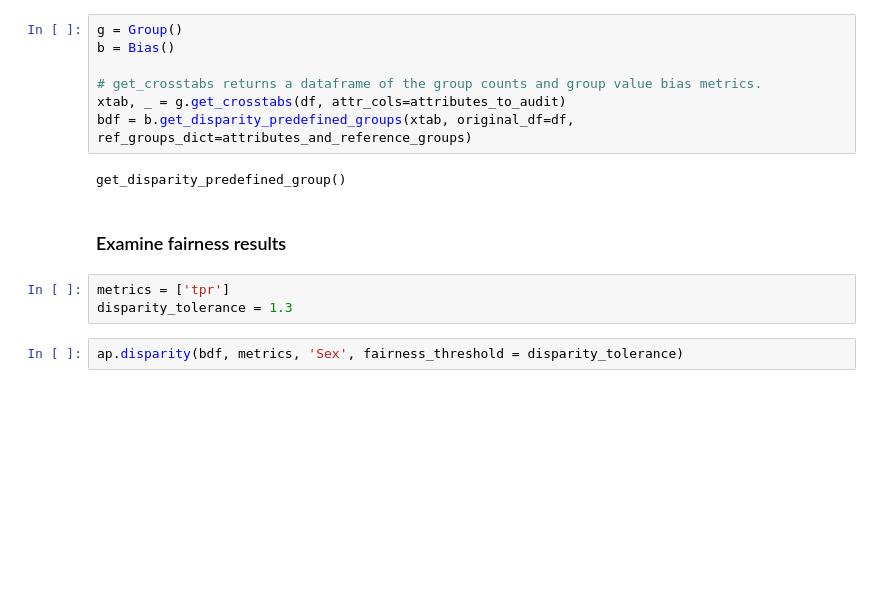
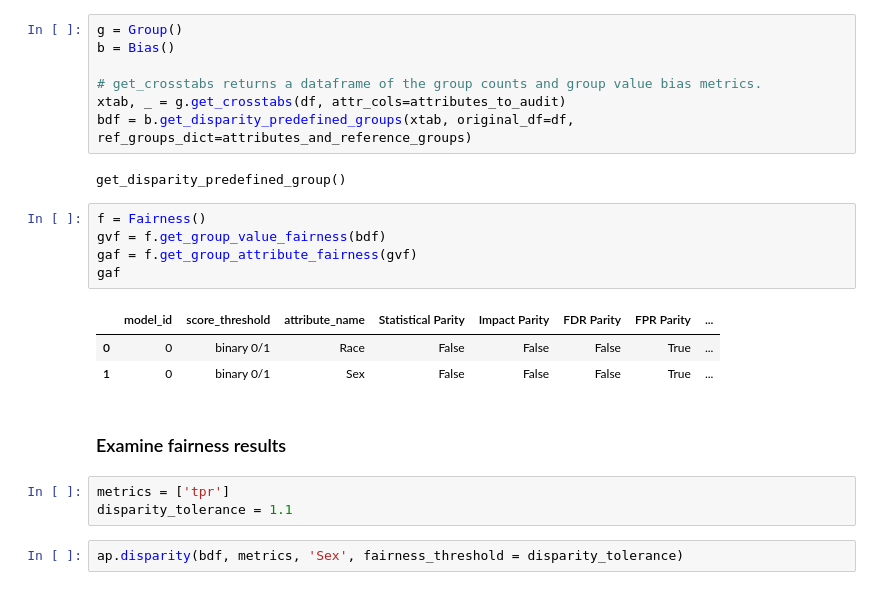
Before and after one commit to lurosenb/Swap_Auditor, a Jupyter notebook: nels_aequitas.ipynb, the cells around one changed output. Drawn from its saved outputs; the diff is of its cells as text; blank space fills up the shorter version.

```diff
--- a/nels_aequitas.ipynb
+++ b/nels_aequitas.ipynb
@@ -173,11 +173,20 @@ xtab, _ = g.get_crosstabs(df, attr_cols=attributes_to_audit)
 bdf = b.get_disparity_predefined_groups(xtab, original_df=df, ref_groups_dict=attributes_and_reference_groups)
 # %% [output]
 get_disparity_predefined_group()
+# %%
+f = Fairness()
+gvf = f.get_group_value_fairness(bdf)
+gaf = f.get_group_attribute_fairness(gvf)
+gaf
+# %% [output]
+|  | model_id | score_threshold | attribute_name | Statistical Parity | Impact Parity | FDR Parity | FPR Parity | ... |
+| 0 | 0 | binary 0/1 | Race | False | False | False | True | ... |
+| 1 | 0 | binary 0/1 | Sex | False | False | False | True | ... |
 # %% [markdown]
 ### Examine fairness results
 # %%
 metrics = ['tpr']
-disparity_tolerance = 1.3
+disparity_tolerance = 1.1
 # %%
 ap.disparity(bdf, metrics, 'Sex', fairness_threshold = disparity_tolerance)
 # %% [output]
```
